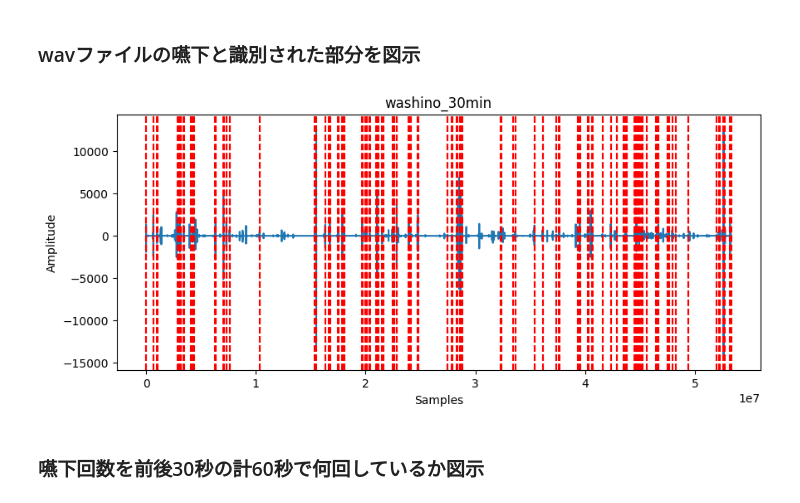
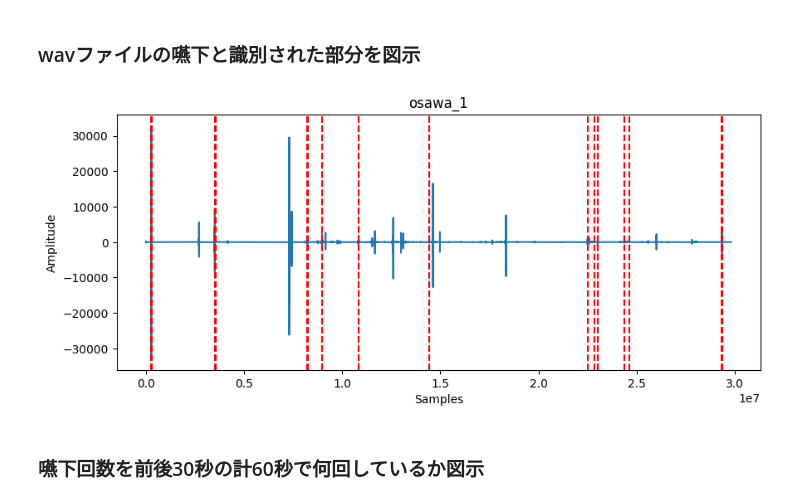
Before and after one commit to Kai-Washino/swallowing-recognition-DLmachine, a Jupyter notebook: uncropped_data.ipynb, the cells around one changed output. Cells and saved outputs as stored; diff of their text form; code cells hidden in the pictures.

```diff
--- a/uncropped_data.ipynb
+++ b/uncropped_data.ipynb
@@ -23,7 +28,7 @@ from swallowing_recognition import long_audio
 # directory_path = parent_dir / '30min_data'
 directory_path = parent_dir
 # %%
-path = directory_path / 'experiment'/ 'experiment_1'/'10min_kanata_20240229_5.wav'
+path = directory_path / 'experiment'/ 'experiment_1'/'10min_osawa_20240227_1.wav'
 # path = directory_path / 'experiment'/ 'preliminary_experiment'/ '20240215'/'water_washino_5min.wav'
 # path = directory_path / 'uncropped_data'/ '20240205'/'tsuji_20data.wav'
 # path = directory_path / '30min_data'/ 'washino20240205.wav'
@@ -114,9 +123,9 @@ wav1.display_HTML('shibata_1.png')
 ### wavファイルの嚥下と識別された部分を図示
 # %%
 # wav1.plot_predicted("lemon_washino_5min.wav")
-wav1.plot_predicted("washino_30min")
+wav1.plot_predicted("osawa_1")
 # %% [output]
-[figure, old version]
+[figure, new version]
 # %% [markdown]
 ### 嚥下回数を前後30秒の計60秒で何回しているか図示
 # %%
```
Also changed, not shown: parts of 3 cells of this notebook, 1 other file.
